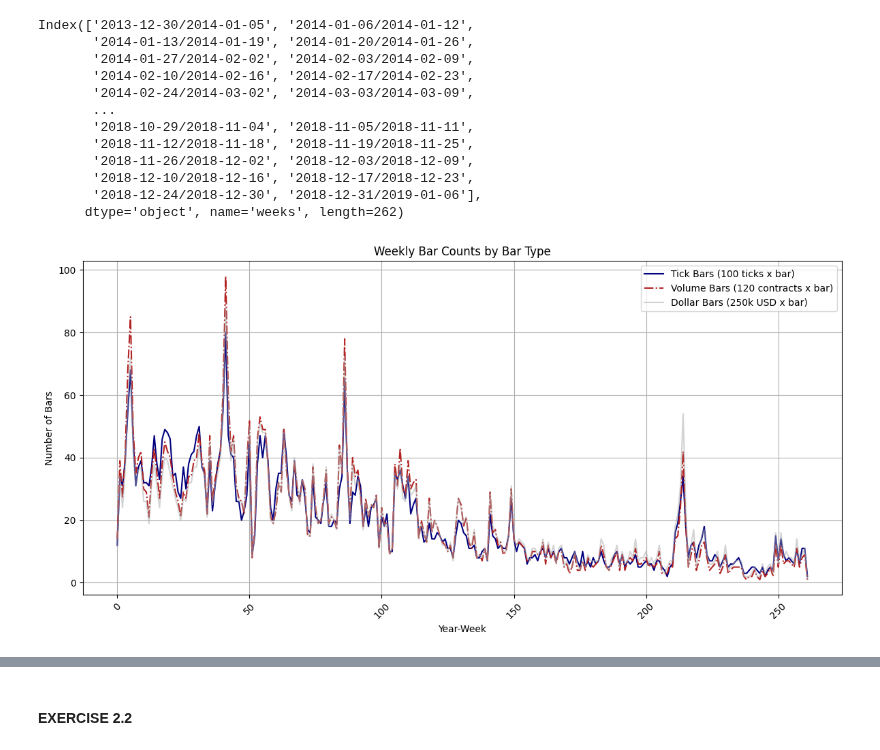
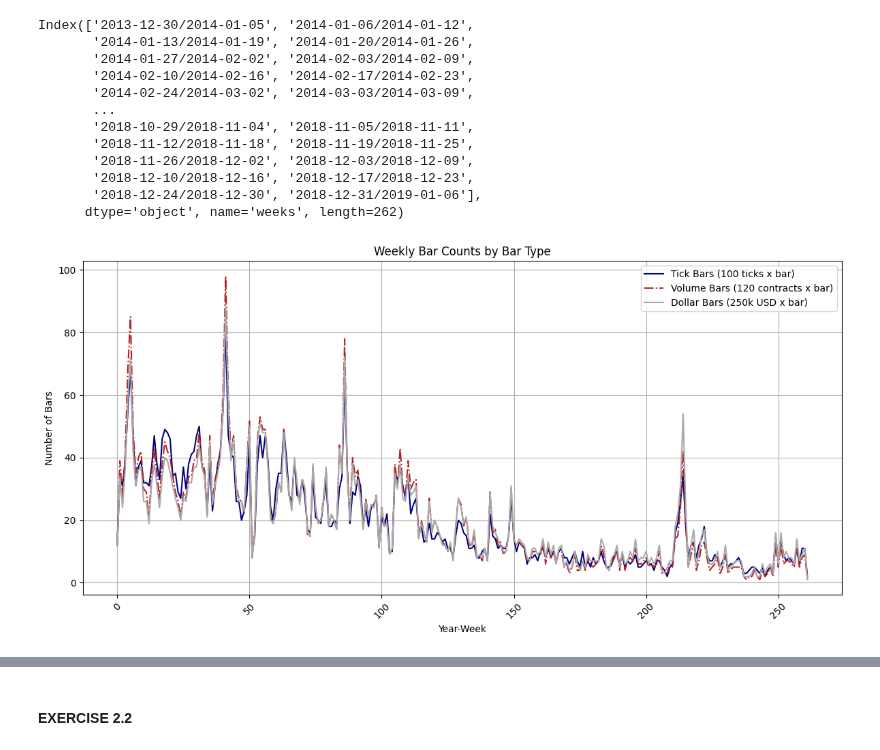
Before and after one commit to dgalassi99/quant-lab, a Jupyter notebook: 00_books/AFML/notebooks/AFML_tests.ipynb, the cells around one changed output, grey strips where cells are left out. Cells and saved outputs as stored; diff of their text form; code cells hidden in the pictures.

```diff
--- a/00_books/AFML/notebooks/AFML_tests.ipynb
+++ b/00_books/AFML/notebooks/AFML_tests.ipynb
@@ -317,17 +317,17 @@ Index(['2013-12-30/2014-01-05', '2014-01-06/2014-01-12',
 # %%
 plt.figure(figsize=(12,6))
 
 plt.plot(tick_df_bars_per_week.values, label = 'Tick Bars (100 ticks x bar)', color = 'navy')
 plt.plot(volume_df_bars_per_week.values, label = 'Volume Bars (120 contracts x bar)', color = 'firebrick', linestyle = '-.')
-plt.plot(dollar_df_bars_per_week.values, label = 'Dollar Bars (250k USD x bar)', color = 'darkgray', alpha = 0.5)
+plt.plot(dollar_df_bars_per_week.values, label = 'Dollar Bars (250k USD x bar)', color = 'darkgray')
 
 plt.xticks(rotation=45)
 plt.xlabel('Year-Week')
 plt.ylabel('Number of Bars')
 plt.title('Weekly Bar Counts by Bar Type')
 plt.legend()
 plt.grid(True)
 plt.tight_layout()
 plt.show()
 # %% [output]
-[figure, old version]
+[figure, new version]
```
Also changed, not shown: parts of 2 cells of this notebook.
